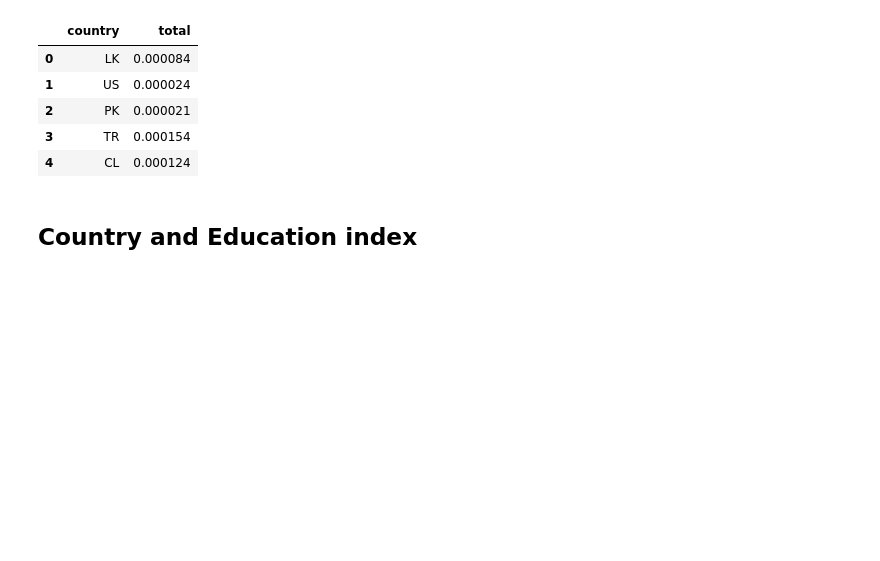
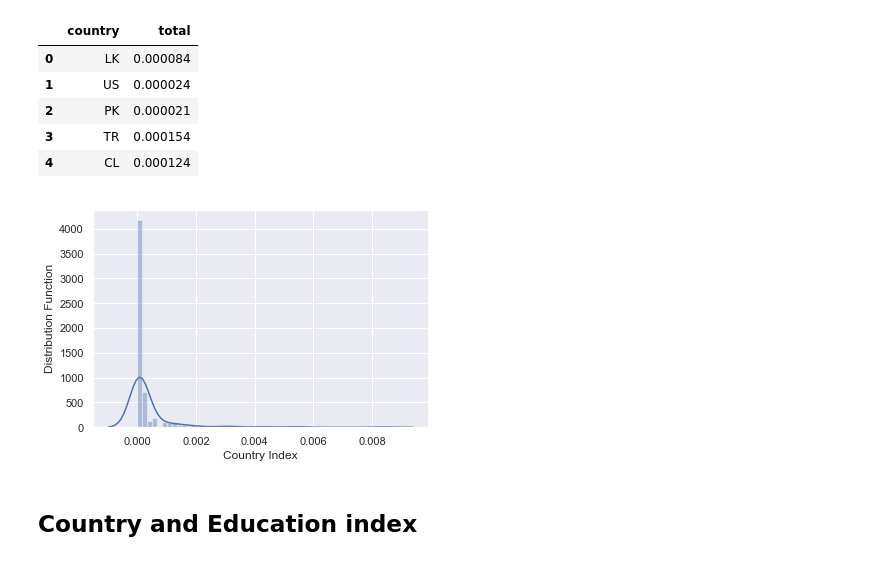
Before and after one commit to samvho/EoCS-portals, a Jupyter notebook: Correlation.ipynb, the cells around one changed output. Drawn from its saved outputs; the diff is of its cells as text; code cells hidden in the pictures; blank space fills up the shorter version.

```diff
--- a/Correlation.ipynb
+++ b/Correlation.ipynb
@@ -95,3 +103,10 @@ country_index.head()
+# %%
+sns.distplot(country_index['total'])
+plt.xlabel("Country Index")
+plt.ylabel("Distribution Function")
+plt.show()
+# %% [output]
+[figure, added]
 # %% [markdown]
 ## Country and Education index
 # %%
```
Also changed, not shown: parts of 10 cells of this notebook.
